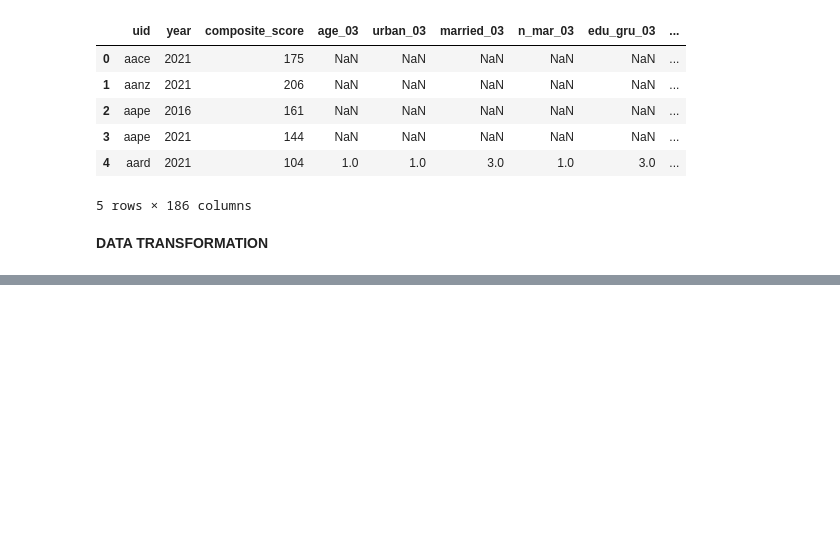
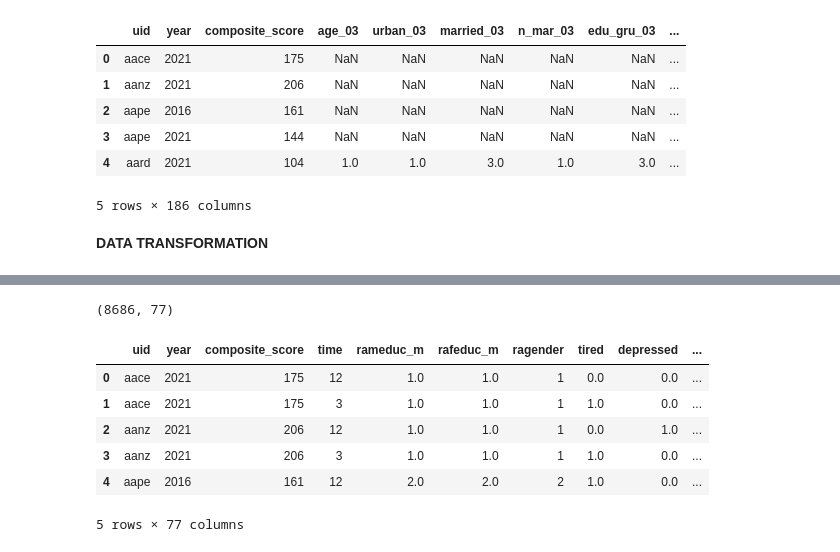
Before and after one commit to geomwangi007/Early-Detection-of-Alzheimer-s-Disease-and-Related-Dementias-Using-Social-Determinants-of-Health, a Jupyter notebook: Main.ipynb, the cells around one changed output, grey strips where cells are left out. Saved outputs shown, nothing was run; the diff lists cells and outputs as text; code cells hidden in the pictures; blank space fills up the shorter version.

Commit message:
handling missing values

```diff
--- a/Main.ipynb
+++ b/Main.ipynb
@@ -1375,0 +1439,33 @@ df.head()
+# %%
+#defining a function to impute missing values and drop values with over 50% missing values
+def clean_and_impute_data(df, missing_threshold=0.5):
+
+    # Dropping columns with more than 50% missing values
+    df = df.loc[:, df.isnull().mean() < missing_threshold]
+
+    # Separating categorical and numerical columns
+    cat_cols = df.select_dtypes(include=['object', 'category']).columns
+    num_cols = df.select_dtypes(include=['float64', 'int64']).columns
+
+    # Imputing categorical columns with the mode (most frequent value)
+    for col in cat_cols:
+        df[col].fillna(df[col].mode()[0], inplace=True)
+
+    # Imputing numerical columns with the median
+    for col in num_cols:
+        df[col].fillna(df[col].median(), inplace=True)
+
+    return df
+# %%
+data_long = clean_and_impute_data(data_long)
+print(data_long.shape)
+data_long.head()
+# %% [output]
+(8686, 77)
+|  | uid | year | composite_score | time | rameduc_m | rafeduc_m | ragender | tired | depressed | ... |
+| 0 | aace | 2021 | 175 | 12 | 1.0 | 1.0 | 1 | 0.0 | 0.0 | ... |
+| 1 | aace | 2021 | 175 | 3 | 1.0 | 1.0 | 1 | 1.0 | 0.0 | ... |
+| 2 | aanz | 2021 | 206 | 12 | 1.0 | 1.0 | 1 | 0.0 | 1.0 | ... |
+| 3 | aanz | 2021 | 206 | 3 | 1.0 | 1.0 | 1 | 1.0 | 0.0 | ... |
+| 4 | aape | 2016 | 161 | 12 | 2.0 | 2.0 | 2 | 1.0 | 0.0 | ... |
+5 rows × 77 columns
```
Also changed, not shown: parts of 5 cells of this notebook.
